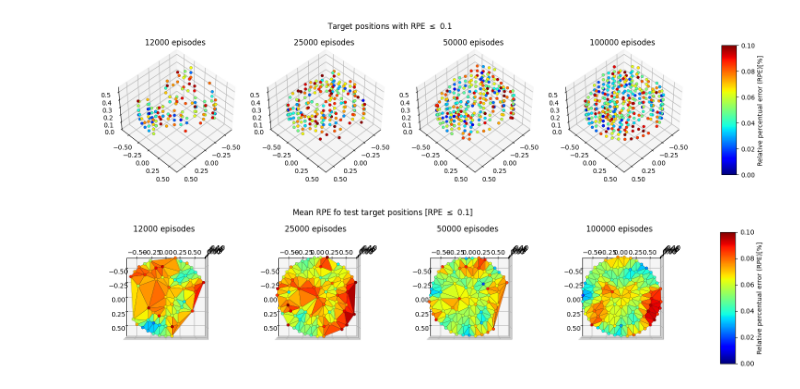
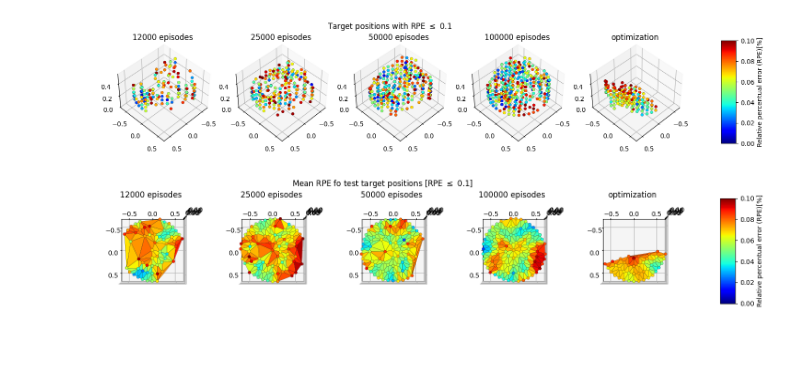
Before and after one commit to jprogrammer13/jumpleg_rl, a Jupyter notebook: utils/feasible_region.ipynb, the cells around one changed output. Drawn from its saved outputs; the diff is of its cells as text; code cells hidden in the pictures; blank space fills up the shorter version.

Commit message:
plots with optimization

```diff
--- a/utils/feasible_region.ipynb
+++ b/utils/feasible_region.ipynb
@@ -20,66 +21,88 @@ z_cmap = plt.cm.viridis
 # %%
 norm = matplotlib.colors.Normalize(vmin=0, vmax=err_treshold)
 z_norm = matplotlib.colors.Normalize(vmin=0.25, vmax=0.5)
+# %%
+taget_points = np.loadtxt('../src/test_points.txt')
+optim = pd.read_csv('../runs/test_optim.csv',header=0)
+optim['target_points'] = optim['test_nr'].apply(lambda x: taget_points[x])
+optim['target_points'] = optim['test_nr'].apply(lambda x: taget_points[x])
+optim['error_log'] = optim['error_log'].apply(lambda x: 1 if x == float('inf') else x)
+# TODO: REMOVE
+optim = optim.loc[:498]
 # %%
-tests = [11999,24999,49999,99999]
+tests = [11999,24999,49999,99999,'optim']
 tests_error = []
 # %%
 fig = plt.figure(figsize=plt.figaspect(1/len(tests)))
 # fig = plt.figure(figsize=(10,10))
 
 for i,test in enumerate(tests):
-    rb = joblib.load(
-            f'../runs/test/model_{test}/ReplayBuffer_test.joblib')
+    if test != 'optim':
+        rb = joblib.load(
+                f'../runs/test/model_{test}/ReplayBuffer_test.joblib')
 
-    n_episode = rb.mem_size-1
-    com0_points = rb.state[:n_episode][:, :3]
-    target_points = rb.state[:n_episode][:, 3:]
-    reached_points = rb.next_state[:n_episode][:, :3]
-    target_error = np.linalg.norm(target_points - reached_points, axis=1)
-    target_distance = np.linalg.norm(target_points-com0_points, axis=1)
-    perc_error = target_error/target_distance
+        n_episode = rb.mem_size-1
+        com0_points = rb.state[:n_episode][:, :3]
+        target_points = rb.state[:n_episode][:, 3:]
+        reached_points = rb.next_state[:n_episode][:, :3]
+        target_error = np.linalg.norm(target_points - reached_points, axis=1)
+        target_distance = np.linalg.norm(target_points-com0_points, axis=1)
+        perc_error = target_error/target_distance
+
+    else:
+        target_points = np.array([target for target in optim['target_points'].values])
+        perc_error = optim['error_log'].values
+
     tests_error.append(perc_error)
-
     # Filter points with perc_error < err_treshold
     idx = perc_error <= err_treshold
     err_filter = perc_error[idx]
     feasible_region = target_points[idx, :]
     n_of_point = len(err_filter)
 
 
     ax = fig.add_subplot(1, len(tests), i+1, projection='3d')
     ax.margins(x=0,y=0,z=0)
     ax.set_xlim(-.65, .65)
     ax.set_ylim(-.65, .65)
     ax.set_zlim(0, .55)
     ax.view_init(azim=45,elev=45)
     feasible_plot = ax.scatter(feasible_region[:, 0], feasible_region[:, 1], feasible_region[:, 2],
                                     c=err_filter, alpha=1, edgecolors="black", linewidths=0.2,
                                     cmap=cmap, norm=norm)
-    ax.set_title( f'{test+1} episodes')
+
+    if test != 'optim':
+        ax.set_title( f'{test+1} episodes')
+    else:
+        ax.set_title( 'optimization')
 
 cbar_ax = fig.add_axes([0.95, 0.15, 0.02, 0.7])
 fig.colorbar(feasible_plot, shrink=0.3, label='Relative percentual error (RPE)[%]', cax=cbar_ax)
 fig.suptitle('Target positions with RPE $\leq$ 0.1')
 plt.show()
 fig.savefig(os.path.join('plots', f'feasible_filtered.png'), dpi=500)
 # %% [output]
-[figure, old version]
+[figure, new version]
 # %%
 fig = plt.figure(figsize=plt.figaspect(1/len(tests)))
 # fig = plt.figure(figsize=(10,10))
 
 for i,test in enumerate(tests):
-    rb = joblib.load(
-            f'../runs/test/model_{test}/ReplayBuffer_test.joblib')
+    if test != 'optim':
+        rb = joblib.load(
+                f'../runs/test/model_{test}/ReplayBuffer_test.joblib')
 
-    n_episode = rb.mem_size-1
-    com0_points = rb.state[:n_episode][:, :3]
-    target_points = rb.state[:n_episode][:, 3:]
-    reached_points = rb.next_state[:n_episode][:, :3]
-    target_error = np.linalg.norm(target_points - reached_points, axis=1)
-    target_distance = np.linalg.norm(target_points-com0_points, axis=1)
-    perc_error = target_error/target_distance
+        n_episode = rb.mem_size-1
+        com0_points = rb.state[:n_episode][:, :3]
+        target_points = rb.state[:n_episode][:, 3:]
+        reached_points = rb.next_state[:n_episode][:, :3]
+        target_error = np.linalg.norm(target_points - reached_points, axis=1)
+        target_distance = np.linalg.norm(target_points-com0_points, axis=1)
+        perc_error = target_error/target_distance
+
+    else:
+        target_points = np.array([target for target in optim['target_points'].values])
+        perc_error = optim['error_log'].values
 
     # Filter points with perc_error < err_treshold
     idx = perc_error <= err_treshold
@@ -111,7 +134,10 @@ for i,test in enumerate(tests):
     ax.set_ylim(-.65, .65)
     ax.set_zlim(0, .1)
     ax.view_init(azim=0,elev=90)
-    ax.set_title( f'{test+1} episodes')
+    if test != 'optim':
+        ax.set_title( f'{test+1} episodes')
+    else:
+        ax.set_title( 'optimization')
     surf_plot = ax.plot_trisurf(surface[:, 0], surface[:, 1], surface[:, 2], alpha=1, edgecolors="black", linewidths=0.2, cmap=cmap, norm=norm)
     ax.scatter(surface[:, 0], surface[:, 1], surface[:, 2], alpha=1, edgecolors="black", linewidths=0.2, c=surface[:, 2], cmap=cmap, norm=norm)
 
@@ -122,7 +148,7 @@ fig.suptitle('Mean RPE fo test target positions [RPE $\leq$ 0.1]')
 plt.show()
 fig.savefig(os.path.join('plots', f'avg_mean_surface_plot.png'), dpi=500)
 # %% [output]
-[figure, old version]
+[figure, new version]
 # %%
 fig = plt.figure(figsize=plt.figaspect(1/len(tests)))
 # fig = plt.figure(figsize=(10,10))
```
Also changed, not shown: parts of 5 cells of this notebook, 7 other files.
